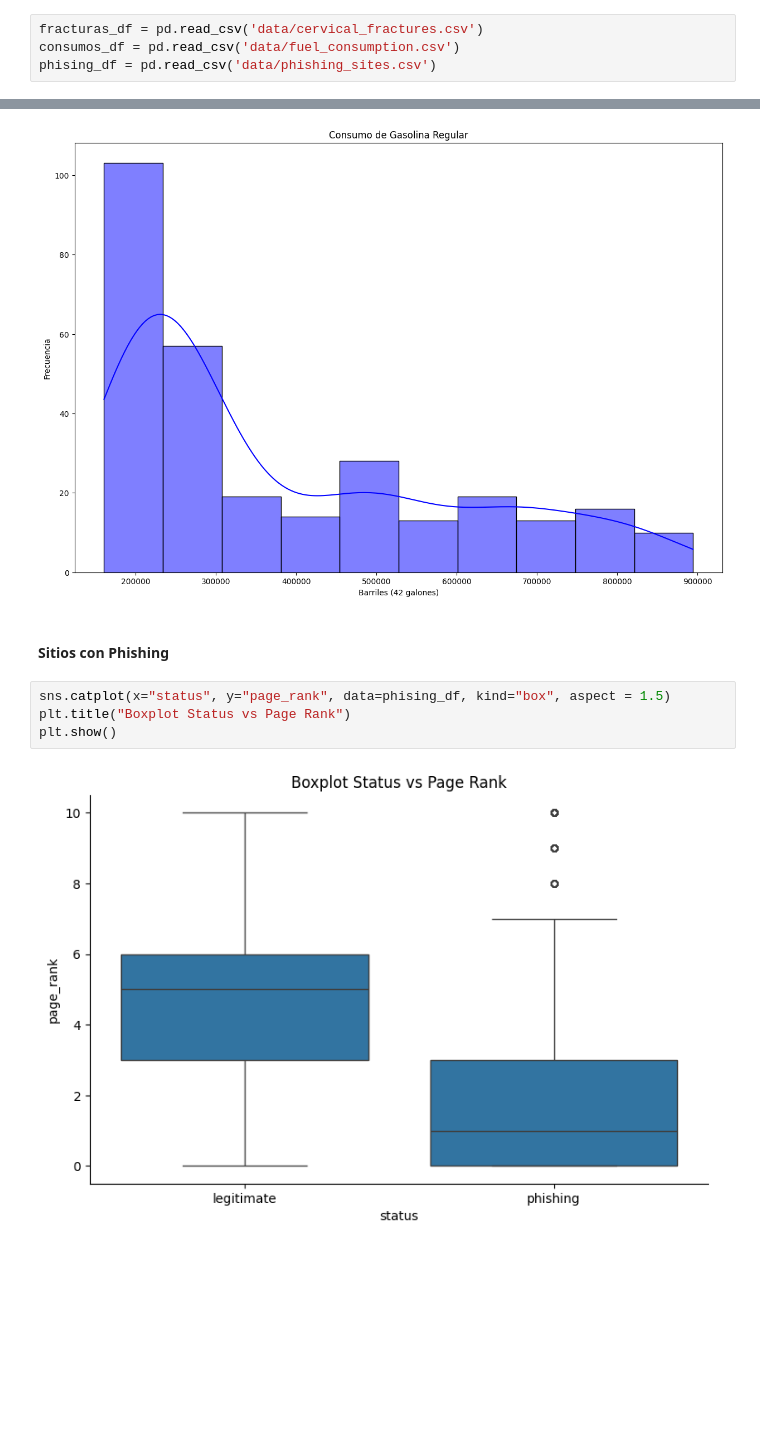
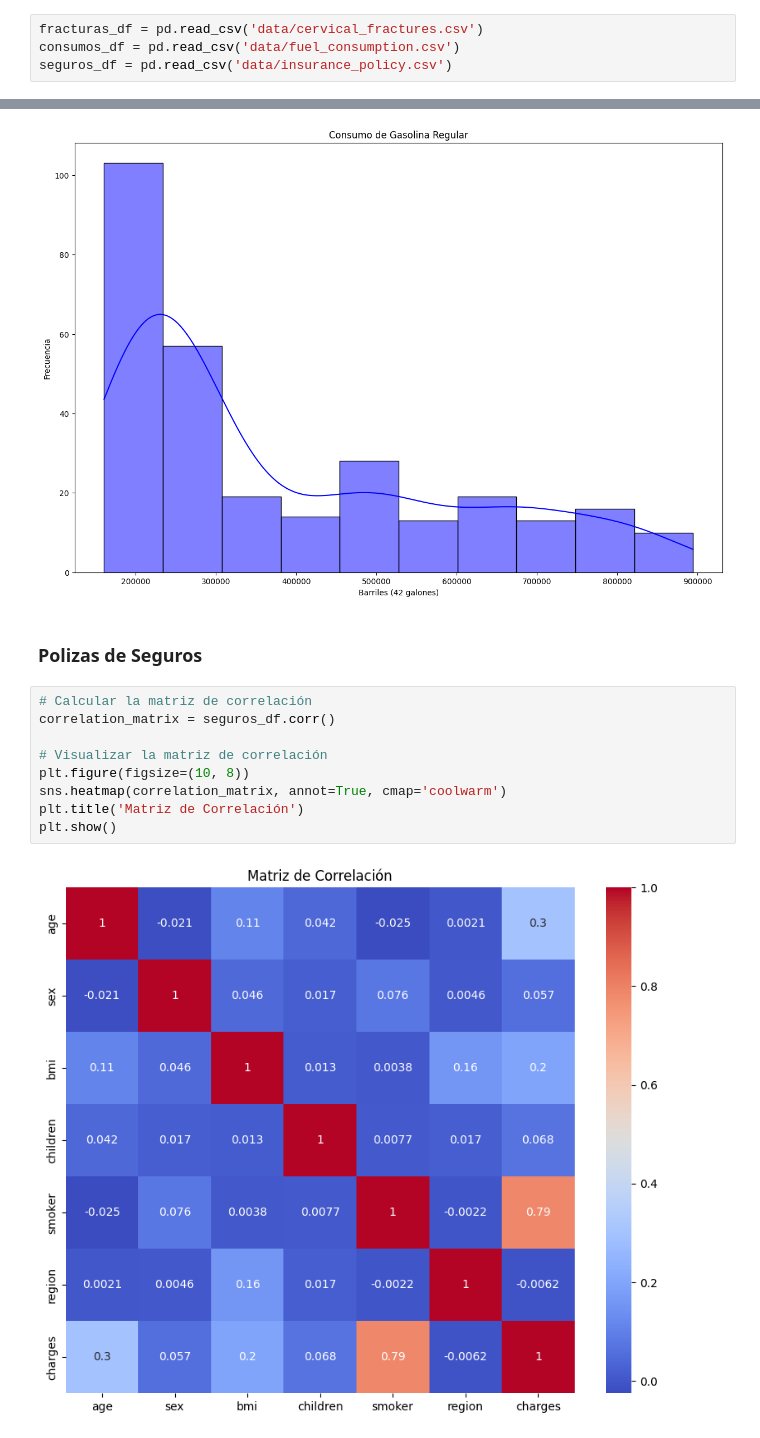
Before and after one commit to LeivaDiego/Tarea3-DataScience, a Jupyter notebook: visualizaciones.ipynb, the cells around one changed output, grey strips where cells are left out. Cells and saved outputs as stored; diff of their text form; blank space fills up the shorter version.

```diff
--- a/visualizaciones.ipynb
+++ b/visualizaciones.ipynb
@@ -26,7 +26,7 @@ import seaborn as sns
 # %%
 fracturas_df = pd.read_csv('data/cervical_fractures.csv')
 consumos_df = pd.read_csv('data/fuel_consumption.csv')
-phising_df = pd.read_csv('data/phishing_sites.csv')
+seguros_df = pd.read_csv('data/insurance_policy.csv')
 # %% [markdown]
 ### Visualizaciones Originales
 # %% [markdown]
@@ -51,11 +54,16 @@ plt.ylabel('Frecuencia')
 plt.show()
 # %% [output]
 [figure]
-# %% [markdown]
-#### Sitios con Phishing
-# %%
-sns.catplot(x="status", y="page_rank", data=phising_df, kind="box", aspect = 1.5)
-plt.title("Boxplot Status vs Page Rank")
-plt.show()
-# %% [output]
-[figure, removed]
+# %% [markdown]
+### Polizas de Seguros
+# %%
+# Calcular la matriz de correlación
+correlation_matrix = seguros_df.corr()
+
+# Visualizar la matriz de correlación
+plt.figure(figsize=(10, 8))
+sns.heatmap(correlation_matrix, annot=True, cmap='coolwarm')
+plt.title('Matriz de Correlación')
+plt.show()
+# %% [output]
+[figure, added]
```
Also changed, not shown: parts of 2 cells of this notebook, 2 other files.
